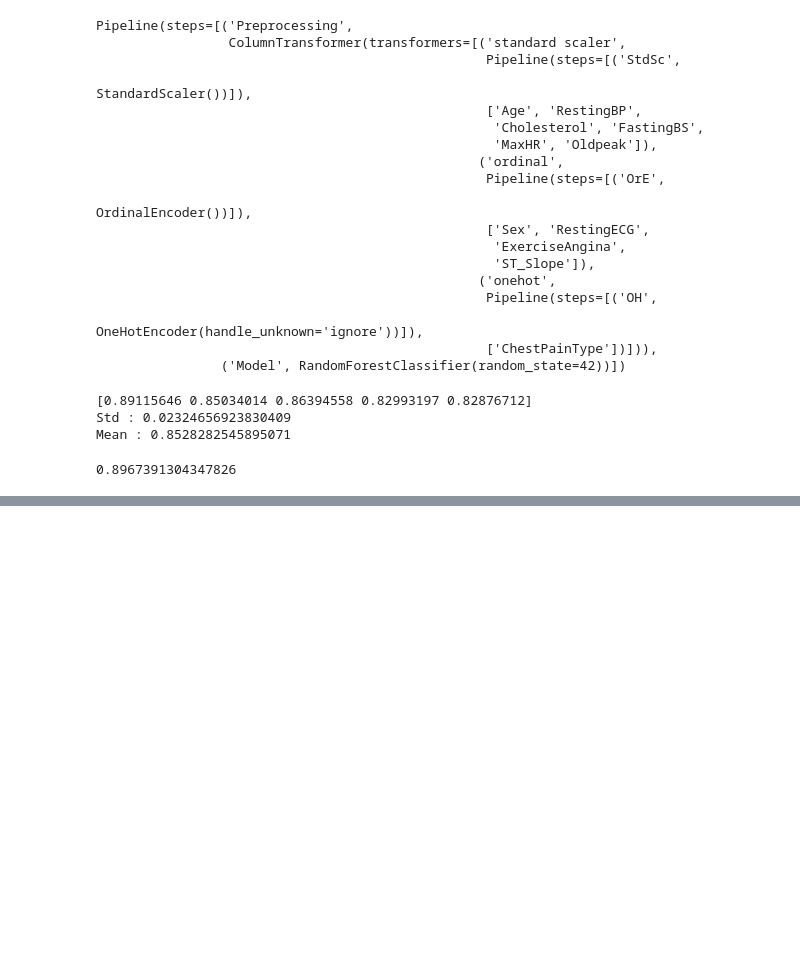
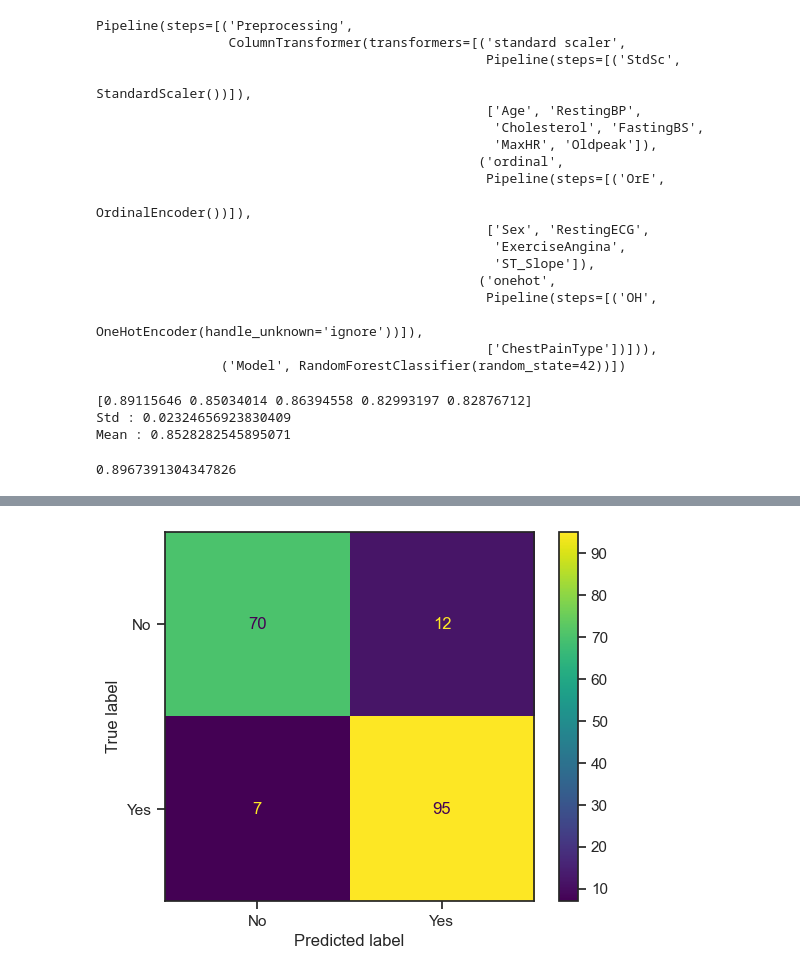
Before and after one commit to StanleyT14/Heart-Disease-Prediction, a Jupyter notebook: main.ipynb, the cells around one changed output, grey strips where cells are left out. Cells and saved outputs as stored; diff of their text form; code cells hidden in the pictures; blank space fills up the shorter version.

Commit message:
Adding fine tuning and saving the new model

```diff
--- a/main.ipynb
+++ b/main.ipynb
@@ -174,0 +178,4 @@ model_pipeline.score(X_test,y_test)
+# %%
+y_pred = model_pipeline.predict(X_test)
+class_label = ["No","Yes"]
+print(classification_report(y_test,y_pred,target_names=class_label))
@@ -174,0 +191,6 @@ model_pipeline.score(X_test,y_test)
+# %%
+cm = ConfusionMatrixDisplay(confusion_matrix(y_true=y_test,y_pred=y_pred),display_labels=class_label)
+cm.plot()
+mtp.show()
+# %% [output]
+[figure, added]
```
Also changed, not shown: parts of 12 cells of this notebook, 1 other file.
